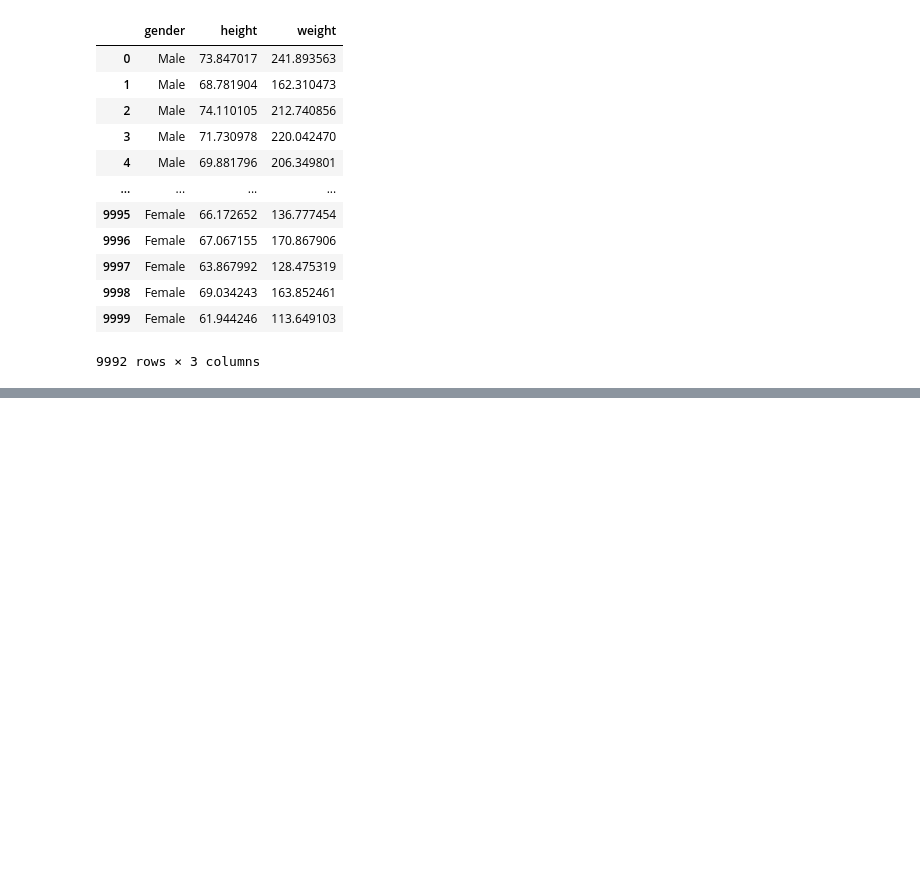
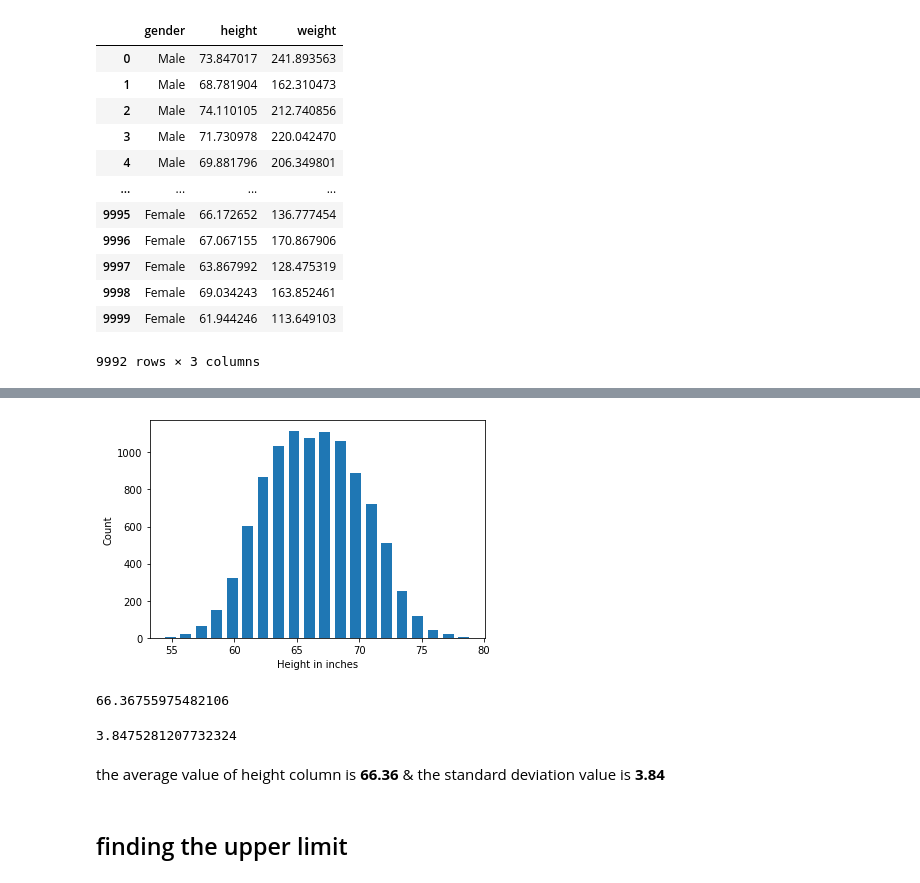
Before and after one commit to mavrick08/AWP, a Jupyter notebook: Basics of EDA.ipynb, the cells around one changed output, grey strips where cells are left out. Saved outputs shown, nothing was run; the diff lists cells and outputs as text; code cells hidden in the pictures; blank space fills up the shorter version.

```diff
--- a/Basics of EDA.ipynb
+++ b/Basics of EDA.ipynb
@@ -709,0 +718,2 @@ no_outlier_ht
+# %%
+df = pd.read_csv('height_weight.csv')
@@ -709,0 +736,19 @@ no_outlier_ht
+# %%
+plt.hist(df.height,bins=20,rwidth=0.7)
+plt.xlabel('Height in inches')
+plt.ylabel('Count')
+plt.show()
+# %% [output]
+[figure, added]
+# %%
+df['height'].mean()   #average value for column height.
+# %% [output]
+66.36755975482106
+# %%
+df['height'].std()
+# %% [output]
+3.8475281207732324
+# %% [markdown]
+the average value of height column is **66.36** & the standard deviation value is **3.84**
+# %% [markdown]
+## finding the upper limit
```
Also changed, not shown: parts of 88 cells of this notebook, 2 other files.
